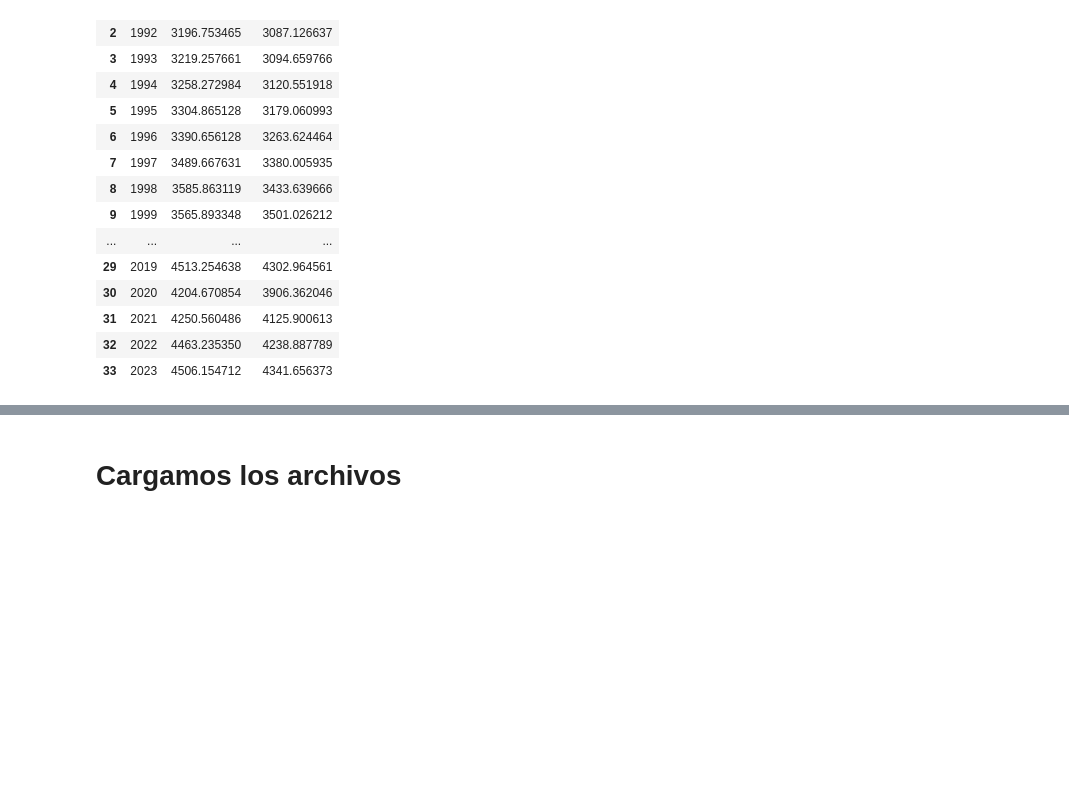
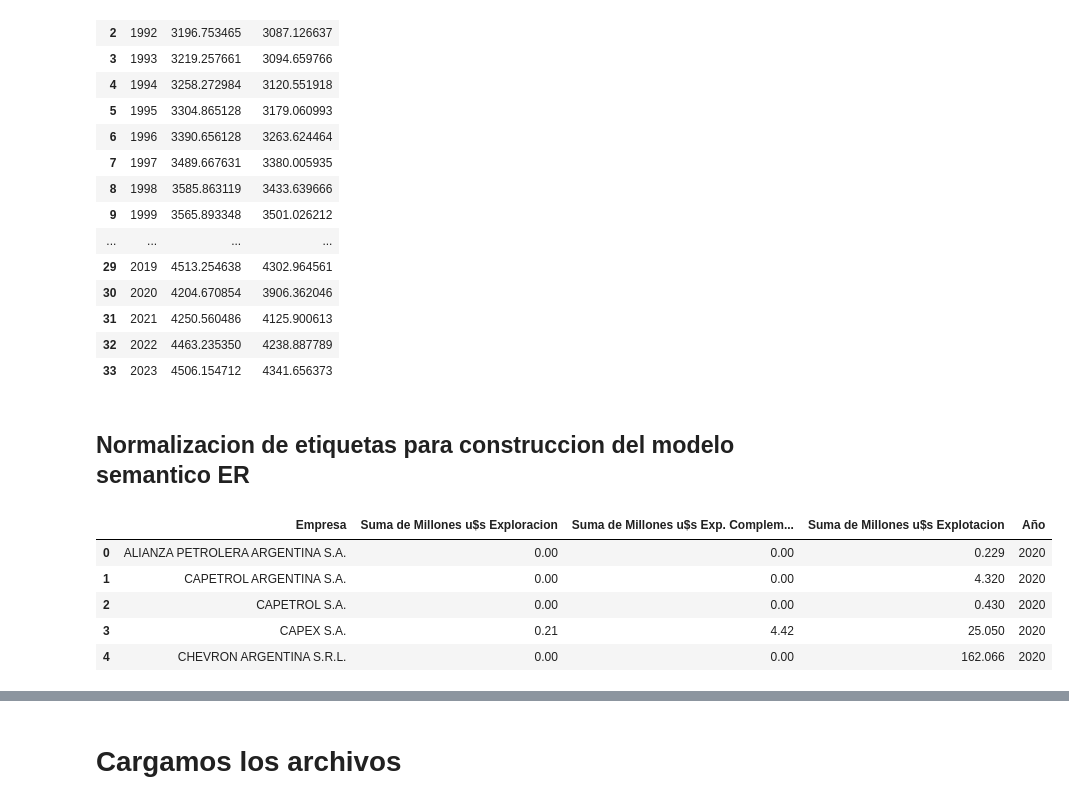
Before and after one commit to No-Country-simulation/c19-108-m-data-bi, a Jupyter notebook: notebooks/ETL.ipynb, the cells around one changed output, grey strips where cells are left out. Saved outputs shown, nothing was run; the diff lists cells and outputs as text; code cells hidden in the pictures; blank space fills up the shorter version.

```diff
--- a/notebooks/ETL.ipynb
+++ b/notebooks/ETL.ipynb
@@ -1029,3 +1029,5 @@ world_stats
 | 31 | 2021 | 4250.560486 | 4125.900613 |
 | 32 | 2022 | 4463.235350 | 4238.887789 |
 | 33 | 2023 | 4506.154712 | 4341.656373 |
+# %% [markdown]
+## Normalizacion de etiquetas para construccion del modelo semantico ER
@@ -1031,0 +1036,11 @@ world_stats
+# %%
+inversiones = pd.read_parquet('../stage/Inversiones 2020-2024.parquet')
+# %%
+inversiones.head()
+# %% [output]
+|  | Empresa | Suma de Millones u$s Exploracion | Suma de Millones u$s Exp. Complem... | Suma de Millones u$s Explotacion | Año |
+| 0 | ALIANZA PETROLERA ARGENTINA S.A. | 0.00 | 0.00 | 0.229 | 2020 |
+| 1 | CAPETROL ARGENTINA S.A. | 0.00 | 0.00 | 4.320 | 2020 |
+| 2 | CAPETROL S.A. | 0.00 | 0.00 | 0.430 | 2020 |
+| 3 | CAPEX S.A. | 0.21 | 4.42 | 25.050 | 2020 |
+| 4 | CHEVRON ARGENTINA S.R.L. | 0.00 | 0.00 | 162.066 | 2020 |
```
Also changed, not shown: parts of 26 cells of this notebook, 5 other files.
